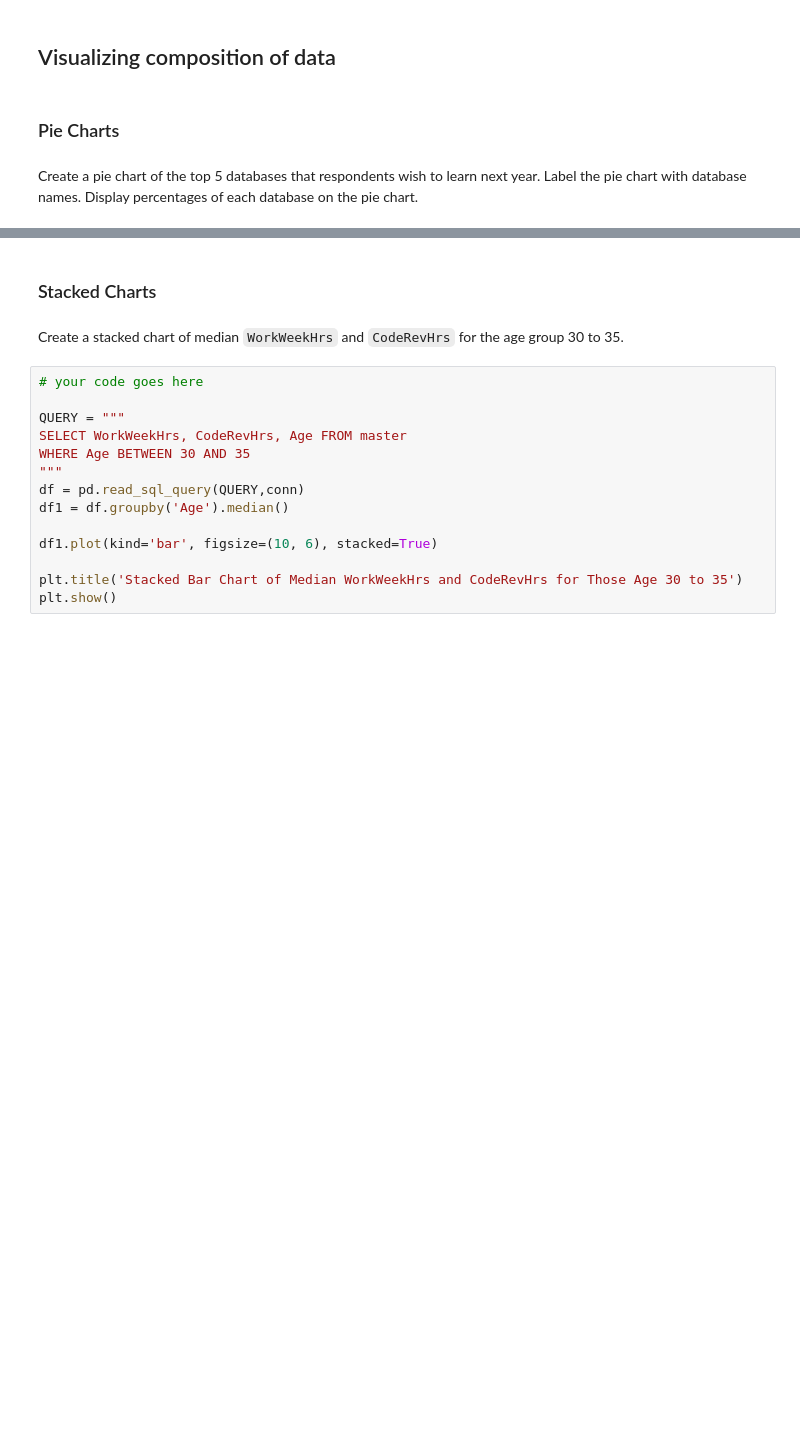
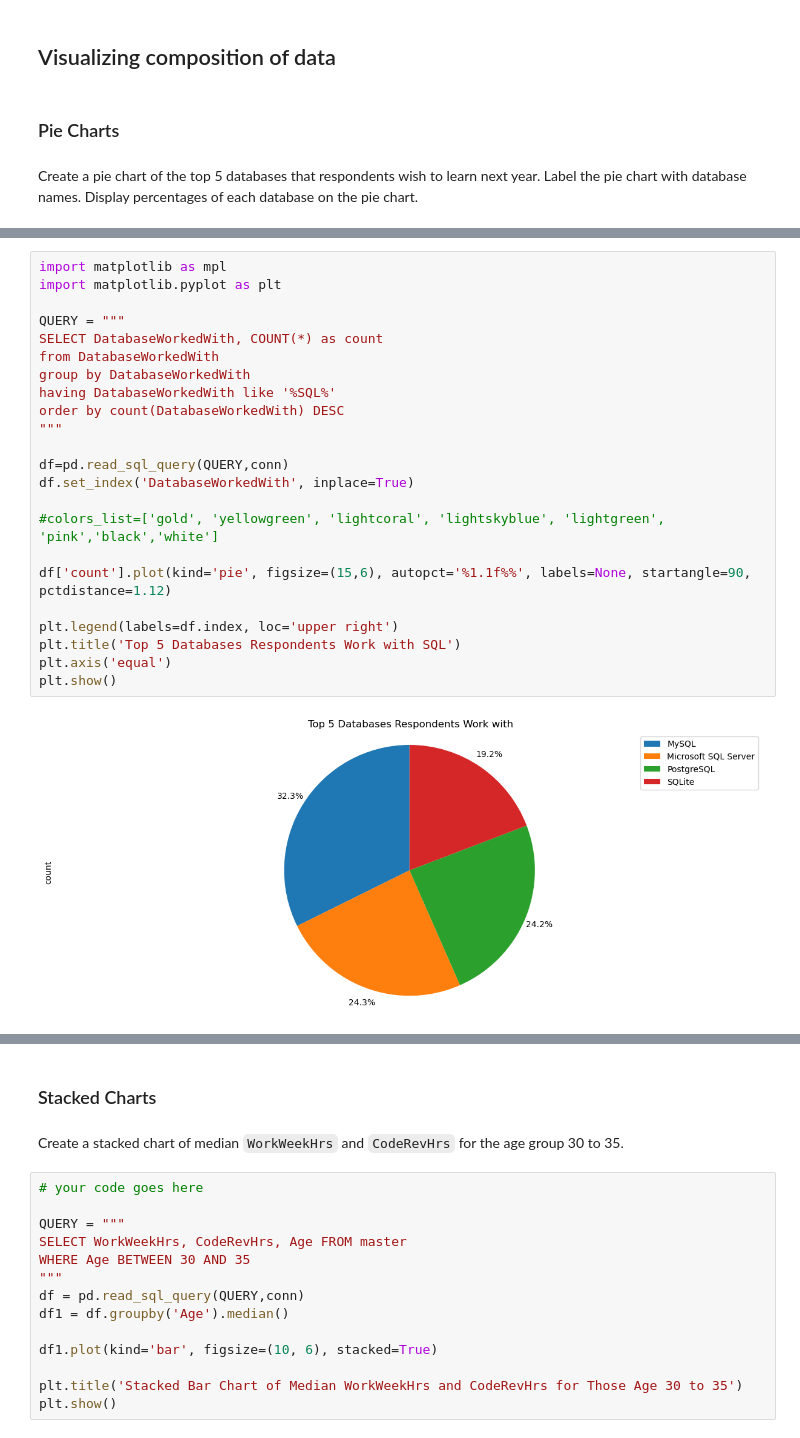
Before and after one commit to smita-smita/Capstone, a Jupyter notebook: M4DataVisualization-lab.ipynb, the cells around one changed output, grey strips where cells are left out. Drawn from its saved outputs; the diff is of its cells as text; blank space fills up the shorter version.

```diff
--- a/M4DataVisualization-lab.ipynb
+++ b/M4DataVisualization-lab.ipynb
@@ -255,0 +292,25 @@ plt.show()
+# %%
+import matplotlib as mpl
+import matplotlib.pyplot as plt
+
+QUERY = """
+SELECT DatabaseWorkedWith, COUNT(*) as count
+from DatabaseWorkedWith
+group by DatabaseWorkedWith
+having DatabaseWorkedWith like '%SQL%'
+order by count(DatabaseWorkedWith) DESC
+"""
+
+df=pd.read_sql_query(QUERY,conn)
+df.set_index('DatabaseWorkedWith', inplace=True)
+
+#colors_list=['gold', 'yellowgreen', 'lightcoral', 'lightskyblue', 'lightgreen', 'pink','black','white']
+
+df['count'].plot(kind='pie', figsize=(15,6), autopct='%1.1f%%', labels=None, startangle=90,  pctdistance=1.12)
+
+plt.legend(labels=df.index, loc='upper right')
+plt.title('Top 5 Databases Respondents Work with SQL')
+plt.axis('equal')
+plt.show()
+# %% [output]
+[figure, added]
```
Also changed, not shown: parts of 5 cells of this notebook.
